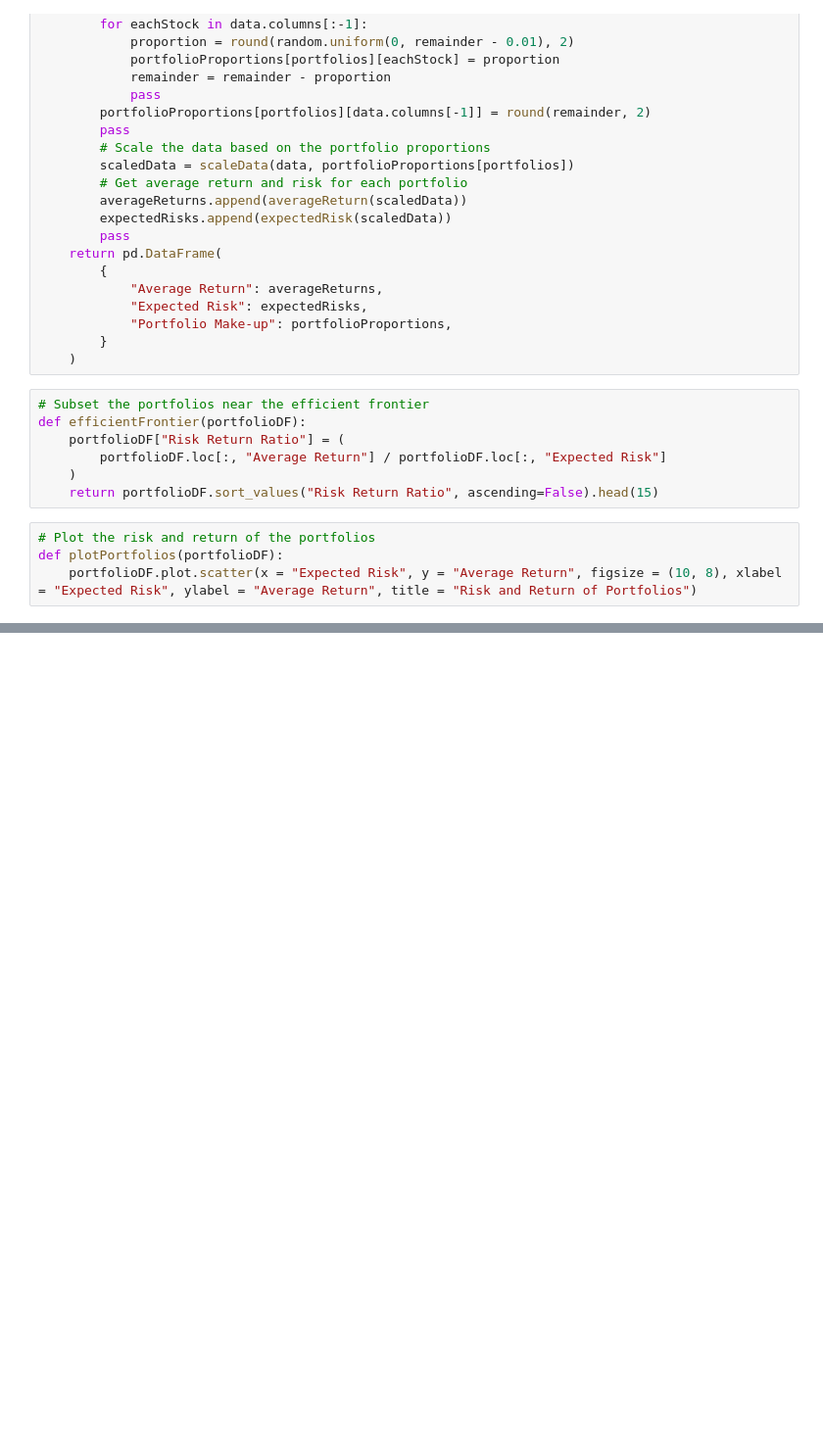
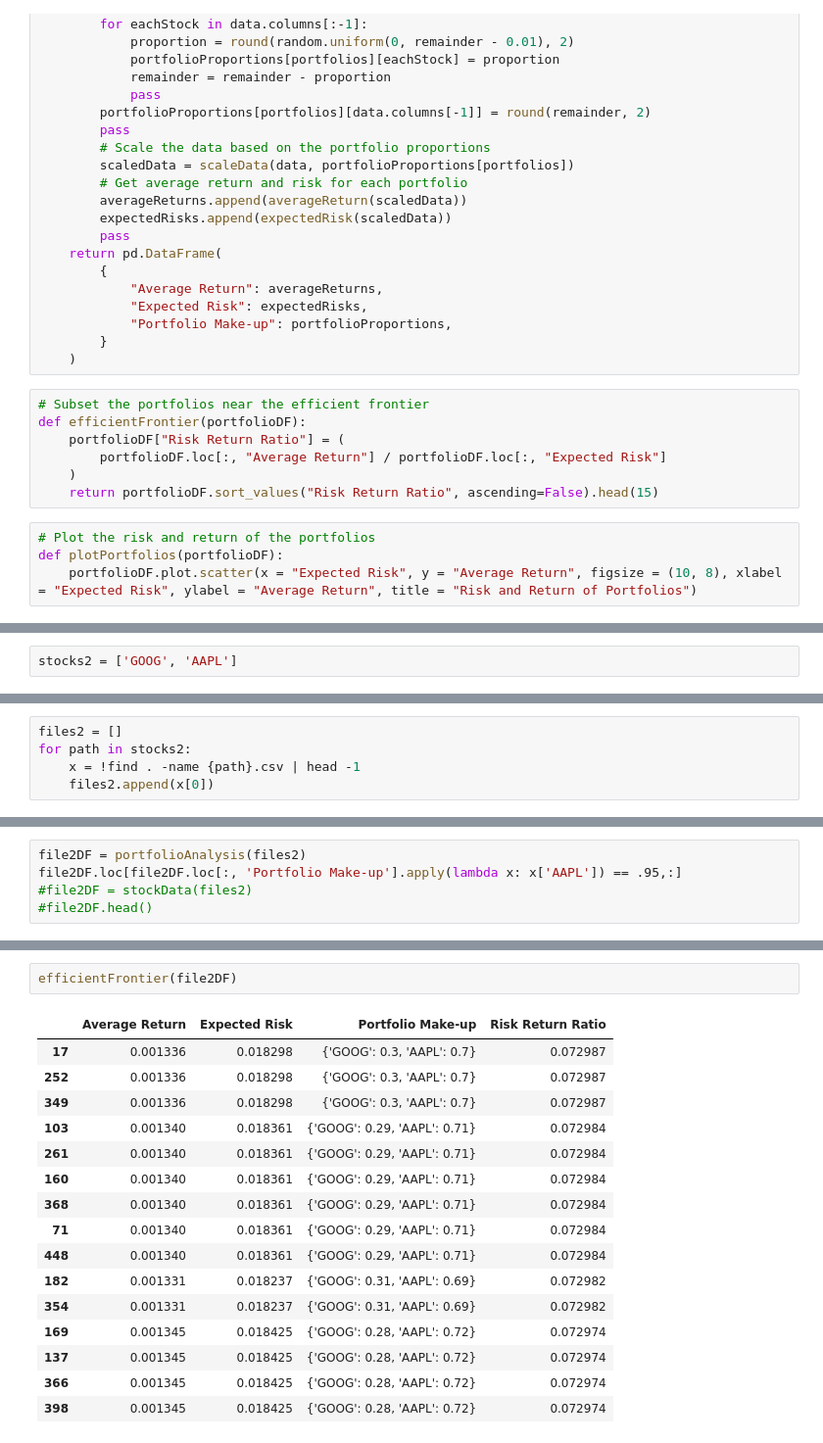
Before and after one commit to nogibjj/Project-2---NC-Stock-Market-Analysis, a Jupyter notebook: AnalysiswPandas.ipynb, the cells around one changed output, grey strips where cells are left out. Shown at 98% size. Saved outputs shown, nothing was run; the diff lists cells and outputs as text; blank space fills up the shorter version.

```diff
--- a/AnalysiswPandas.ipynb
+++ b/AnalysiswPandas.ipynb
@@ -116 +119,3 @@ stocks = ['AAPL', 'GOOG', 'MSFT']
+# %%
+stocks2 = ['GOOG', 'AAPL']
 # %%
@@ -120,0 +126,5 @@ for path in stocks:
+# %%
+files2 = []
+for path in stocks2:
+    x = !find . -name {path}.csv | head -1
+    files2.append(x[0])
@@ -120,0 +142,5 @@ for path in stocks:
+# %%
+file2DF = portfolioAnalysis(files2)
+file2DF.loc[file2DF.loc[:, 'Portfolio Make-up'].apply(lambda x: x['AAPL']) == .95,:]
+#file2DF = stockData(files2)
+#file2DF.head()
@@ -121,3 +173,22 @@ for path in stocks:
+# %%
+efficientFrontier(file2DF)
+# %% [output]
+|  | Average Return | Expected Risk | Portfolio Make-up | Risk Return Ratio |
+| 17 | 0.001336 | 0.018298 | {'GOOG': 0.3, 'AAPL': 0.7} | 0.072987 |
+| 252 | 0.001336 | 0.018298 | {'GOOG': 0.3, 'AAPL': 0.7} | 0.072987 |
+| 349 | 0.001336 | 0.018298 | {'GOOG': 0.3, 'AAPL': 0.7} | 0.072987 |
+| 103 | 0.001340 | 0.018361 | {'GOOG': 0.29, 'AAPL': 0.71} | 0.072984 |
+| 261 | 0.001340 | 0.018361 | {'GOOG': 0.29, 'AAPL': 0.71} | 0.072984 |
+| 160 | 0.001340 | 0.018361 | {'GOOG': 0.29, 'AAPL': 0.71} | 0.072984 |
+| 368 | 0.001340 | 0.018361 | {'GOOG': 0.29, 'AAPL': 0.71} | 0.072984 |
+| 71 | 0.001340 | 0.018361 | {'GOOG': 0.29, 'AAPL': 0.71} | 0.072984 |
+| 448 | 0.001340 | 0.018361 | {'GOOG': 0.29, 'AAPL': 0.71} | 0.072984 |
+| 182 | 0.001331 | 0.018237 | {'GOOG': 0.31, 'AAPL': 0.69} | 0.072982 |
+| 354 | 0.001331 | 0.018237 | {'GOOG': 0.31, 'AAPL': 0.69} | 0.072982 |
+| 169 | 0.001345 | 0.018425 | {'GOOG': 0.28, 'AAPL': 0.72} | 0.072974 |
+| 137 | 0.001345 | 0.018425 | {'GOOG': 0.28, 'AAPL': 0.72} | 0.072974 |
+| 366 | 0.001345 | 0.018425 | {'GOOG': 0.28, 'AAPL': 0.72} | 0.072974 |
+| 398 | 0.001345 | 0.018425 | {'GOOG': 0.28, 'AAPL': 0.72} | 0.072974 |
 # %%
 plotPortfolios(efficientFrontier(portfolioAnalysis(files)))
 # %% [output]
```
Also changed, not shown: parts of 7 cells of this notebook, 1 other file.
